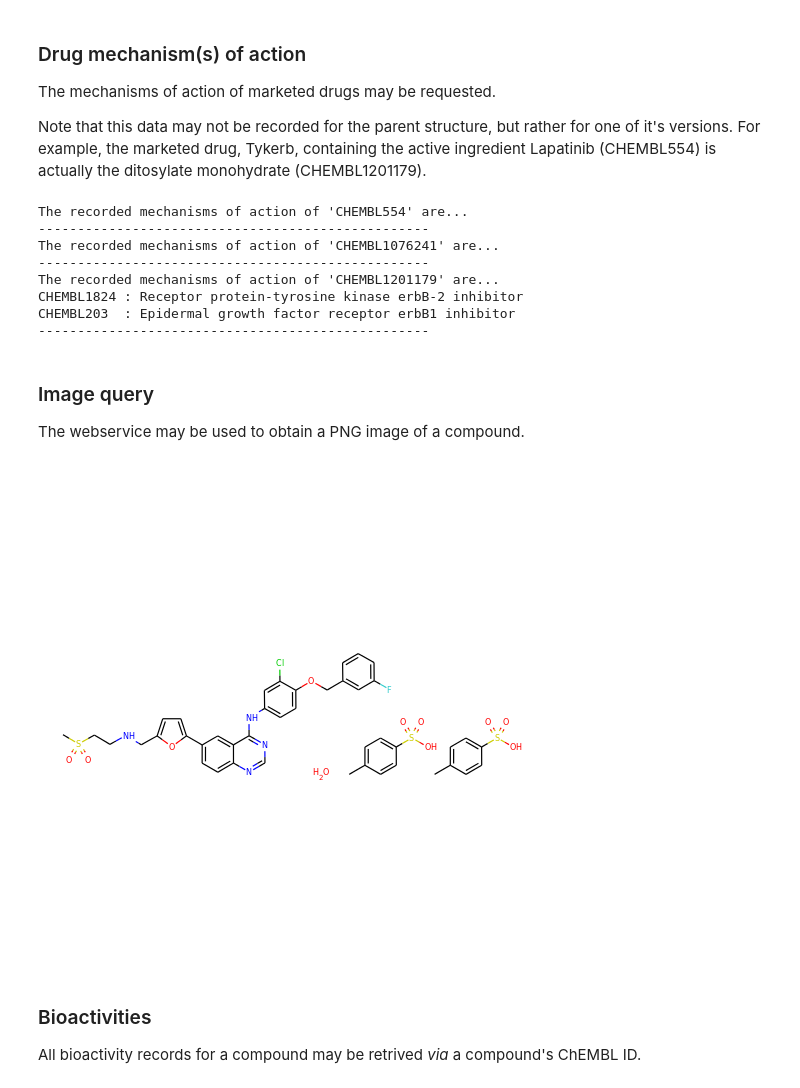
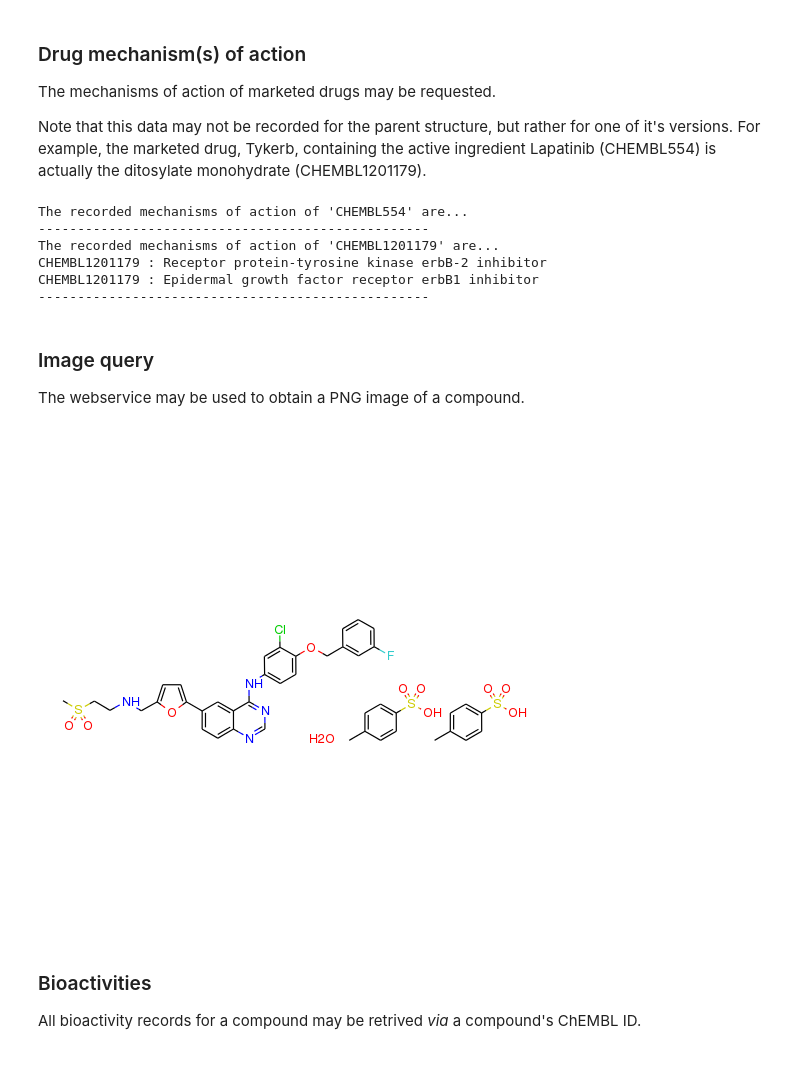
Before and after one commit to chembl/mychembl, a Jupyter notebook: ipython_notebooks/09_myChEMBL_web_services.ipynb, the cells around one changed output. Drawn from its saved outputs; the diff is of its cells as text; code cells hidden in the pictures.

```diff
--- a/ipython_notebooks/09_myChEMBL_web_services.ipynb
+++ b/ipython_notebooks/09_myChEMBL_web_services.ipynb
@@ -515,30 +776,28 @@ The mechanisms of action of marketed drugs may be requested.
 
 Note that this data may not be recorded for the parent structure, but rather for one of it's versions. For example, the marketed drug, Tykerb, containing the active ingredient Lapatinib (CHEMBL554) is actually the ditosylate monohydrate (CHEMBL1201179).
 # %%
-# Records obtained above for Lapatinib are re-used here...
+# Molecule forms for Lapatinib are used here...
 
-for chembl_id in (x["chemblId"] for x in records):
+for chembl_id in (x["molecule_chembl_id"] for x in new_client.molecule_form.get("CHEMBL554")['molecule_forms']):
 
     print("The recorded mechanisms of action of '{}' are...".format(chembl_id))
 
-    mechanism_records = compounds.drug_mechanisms(chembl_id)
+    mechanism_records = new_client.mechanism.filter(molecule_chembl_id=chembl_id)
 
     if mechanism_records:
 
         for mech_rec in mechanism_records:
 
-            print("{:10s} : {}".format(mech_rec["chemblId"], mech_rec["mechanismOfAction"]))
+            print("{:10s} : {}".format(mech_rec["molecule_chembl_id"], mech_rec["mechanism_of_action"]))
 
     print("-" * 50)
 # %% [output]
 The recorded mechanisms of action of 'CHEMBL554' are...
 --------------------------------------------------
-The recorded mechanisms of action of 'CHEMBL1076241' are...
+The recorded mechanisms of action of 'CHEMBL1201179' are...
+CHEMBL1201179 : Receptor protein-tyrosine kinase erbB-2 inhibitor
+CHEMBL1201179 : Epidermal growth factor receptor erbB1 inhibitor
 --------------------------------------------------
-The recorded mechanisms of action of 'CHEMBL1201179' are...
-CHEMBL1824 : Receptor protein-tyrosine kinase erbB-2 inhibitor
-CHEMBL203  : Epidermal growth factor receptor erbB1 inhibitor
---------------------------------------------------
 # %% [markdown]
 ### Image query
 
@@ -548,11 +807,11 @@ The webservice may be used to obtain a PNG image of a compound.
 
 chembl_id = "CHEMBL1201179"
 # %%
-png = compounds.image(chembl_id)
+png = new_client.image.get(chembl_id)
 
 Image(png)
 # %% [output]
-[figure, old version]
+[figure, new version]
 # %% [markdown]
 ### Bioactivities
 
```
Also changed, not shown: parts of 136 cells of this notebook.
